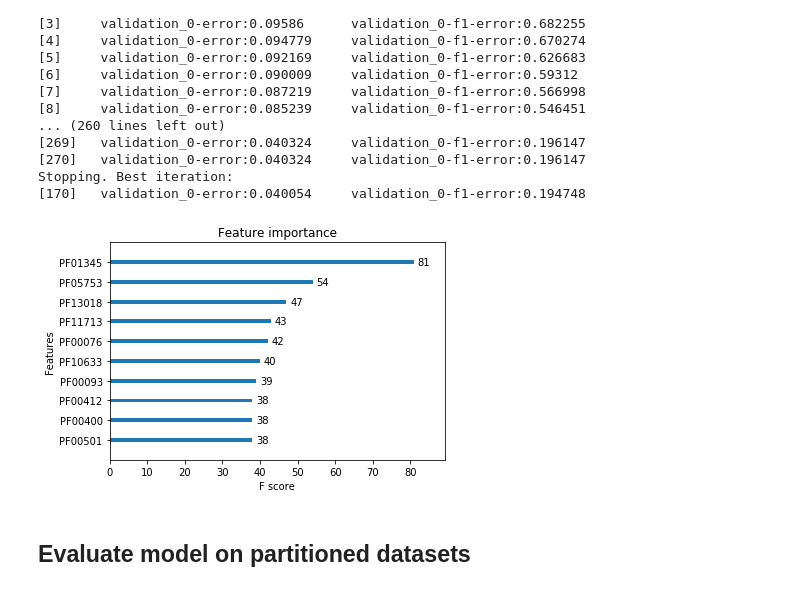
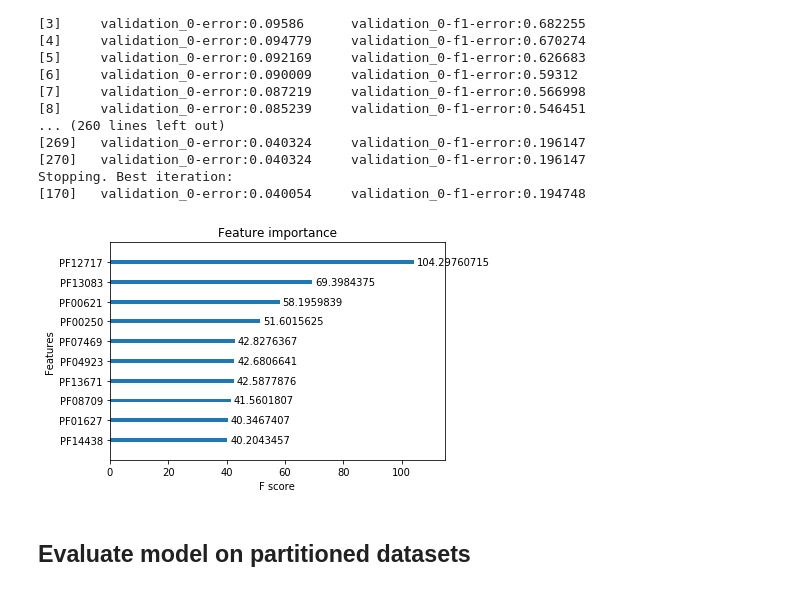
Before and after one commit to reinhartg/HP-PPI-prediction, a Jupyter notebook: codes/4. Classifier Training.ipynb, the cells around one changed output. Drawn from its saved outputs; the diff is of its cells as text; code cells hidden in the pictures.

Commit message:
Plotted feature importance

```diff
--- a/codes/4. Classifier Training.ipynb
+++ b/codes/4. Classifier Training.ipynb
@@ -103,7 +103,7 @@ param_space = {
     'colsample_bytree': hp.uniform('colsample_bytree', 0.6, 1),
     'colsample_bylevel': hp.uniform('colsample_bylevel', 0.6, 1),
 
-    'reg_alpha': hp.loguniform('reg_alpha', -6 * np.log(10), 2 * np.log(10)),
+    'reg_alpha': hp.loguniform('reg_alpha', -6 * np.log(10), np.log(10)),
     'reg_lambda': hp.loguniform('reg_lambda', -6 * np.log(10), 2 * np.log(10)),
     'scale_pos_weight': hp.uniform('scale_pos_weight', 0.1, 10)
 }
@@ -183,12 +183,12 @@ Stopping. Best iteration:
 # %%
 # Examine parameter importance
 ## Assign feature names
 pfam = joblib.load('pfam.pkl')[1]
 
 clf.get_booster().feature_names = pfam
-_ = plot_importance(clf.get_booster(), importance_type='weight', max_num_features=10, grid=False)
+_ = plot_importance(clf.get_booster(), importance_type='gain', max_num_features=10, grid=False)
 # %% [output]
-[figure, old version]
+[figure, new version]
 # %% [markdown]
 ## Evaluate model on partitioned datasets
 # %%
```
